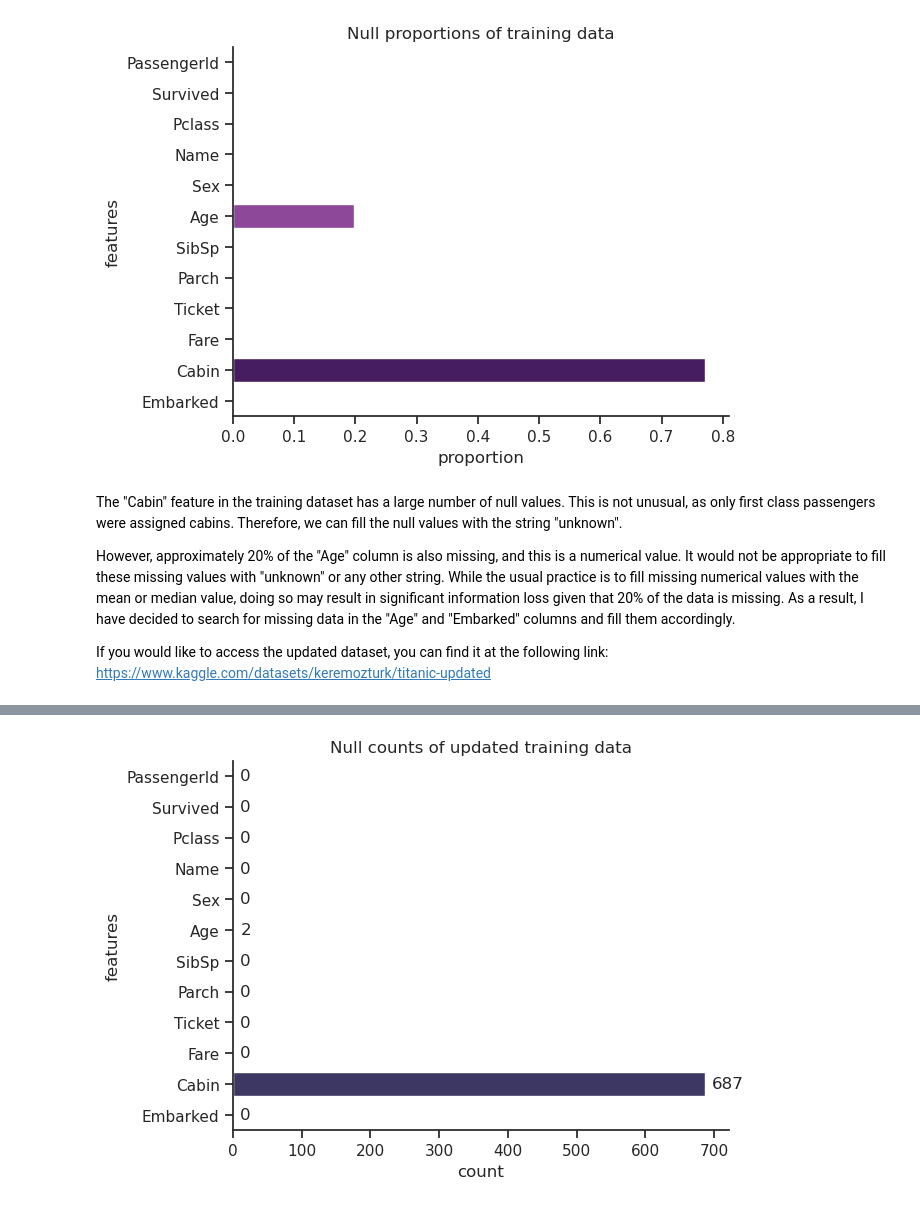
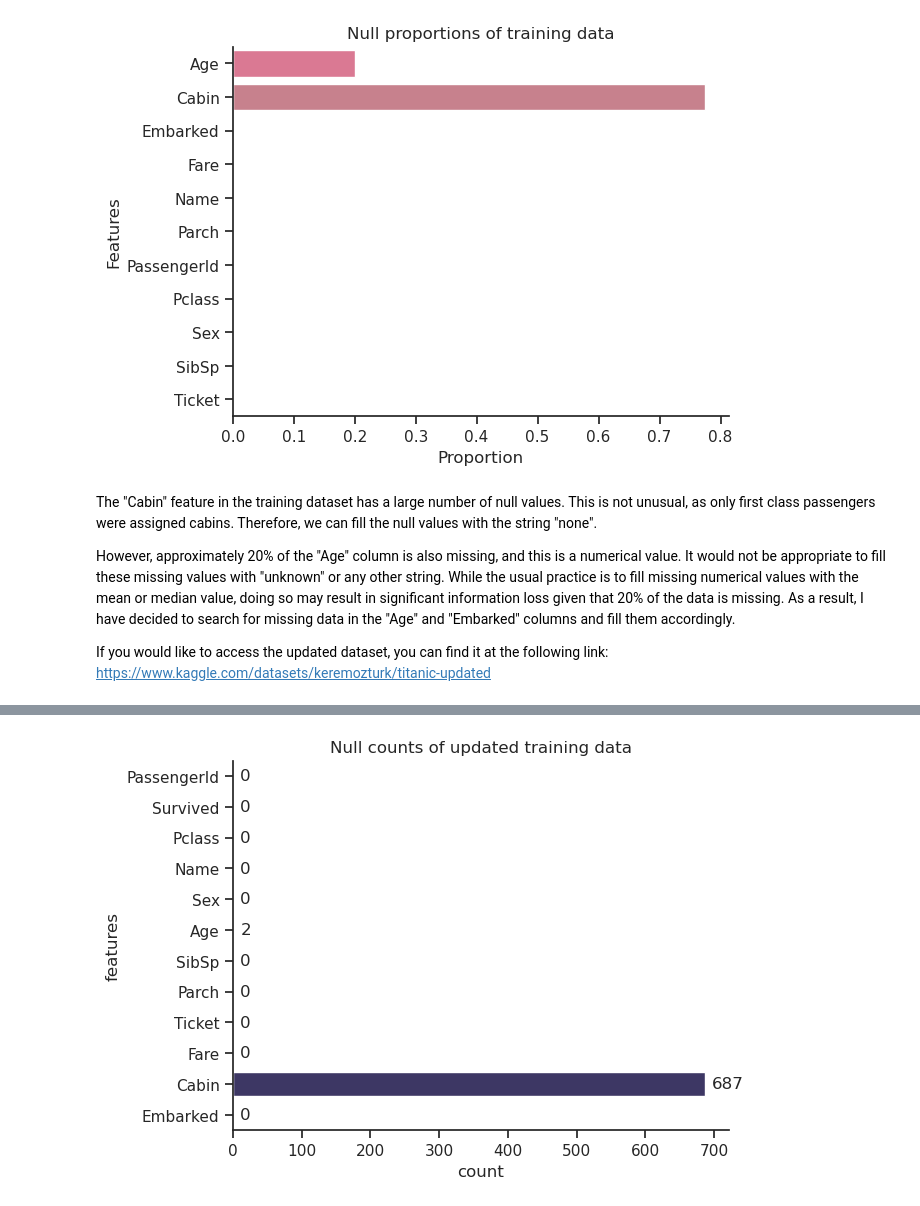
Before and after one commit to 0xkerem/Data_Science, a Jupyter notebook: Classification/Kaggle_Titanic_Machine_Learning_from_Disaster.ipynb, the cells around one changed output, grey strips where cells are left out. Cells and saved outputs as stored; diff of their text form; code cells hidden in the pictures.

Commit message:
Update Kaggle_Titanic_Machine_Learning_from_Disaster.ipynb
better Feature engineering, and new scoring methods

```diff
--- a/Classification/Kaggle_Titanic_Machine_Learning_from_Disaster.ipynb
+++ b/Classification/Kaggle_Titanic_Machine_Learning_from_Disaster.ipynb
@@ -35,13 +37,12 @@ sns.set(style="ticks", rc={"axes.spines.top": False, "axes.spines.right": False}
 # %%
 # Load the Titanic training data
-data = pd.read_csv('/kaggle/input/titanic/train.csv')
+X_train = pd.read_csv('/kaggle/input/titanic/train.csv')
 
 # Load the Titanic test data
 X_test = pd.read_csv('/kaggle/input/titanic/test.csv')
 
-print("Training data:")
-display(data.head())
+# Concatenate the training and test data
+data = pd.concat([X_train, X_test], sort=True).reset_index(drop=True)
 
-print("Test data:")
-display(X_test.head())
+data.head()
 # %% [output]
@@ -99,12 +94,17 @@ memory usage: 83.7+ KB
 # %%
-nulls_plt = sns.barplot(x=data.isna().sum() / len(data), y=data.columns, palette=large_palette)
-nulls_plt.set(title='Null proportions of training data', xlabel='proportion', ylabel='features')
+# Calculate the proportion of null values for each column and create a bar plot
+null_proportions = data.drop('Survived', axis=1).isna().sum() / len(data)
+nulls_plt = sns.barplot(x=null_proportions, y=data.drop('Survived', axis=1).columns, palette=large_palette)
 
-plt.show(block=False)
+# Set the title, x label, and y label for the plot
+nulls_plt.set(title='Null proportions of training data', xlabel='Proportion', ylabel='Features')
+
+# Display the plot
+plt.show()
 # %% [output]
-[figure, old version]
+[figure, new version]
 # %% [markdown]
-The "Cabin" feature in the training dataset has a large number of null values. This is not unusual, as only first class passengers were assigned cabins. Therefore, we can fill the null values with the string "unknown".
+The "Cabin" feature in the training dataset has a large number of null values. This is not unusual, as only first class passengers were assigned cabins. Therefore, we can fill the null values with the string "none".
 
 However, approximately 20% of the "Age" column is also missing, and this is a numerical value. It would not be appropriate to fill these missing values with "unknown" or any other string. While the usual practice is to fill missing numerical values with the mean or median value, doing so may result in significant information loss given that 20% of the data is missing. As a result, I have decided to search for missing data in the "Age" and "Embarked" columns and fill them accordingly.
 
```
Also changed, not shown: parts of 171 cells of this notebook.
